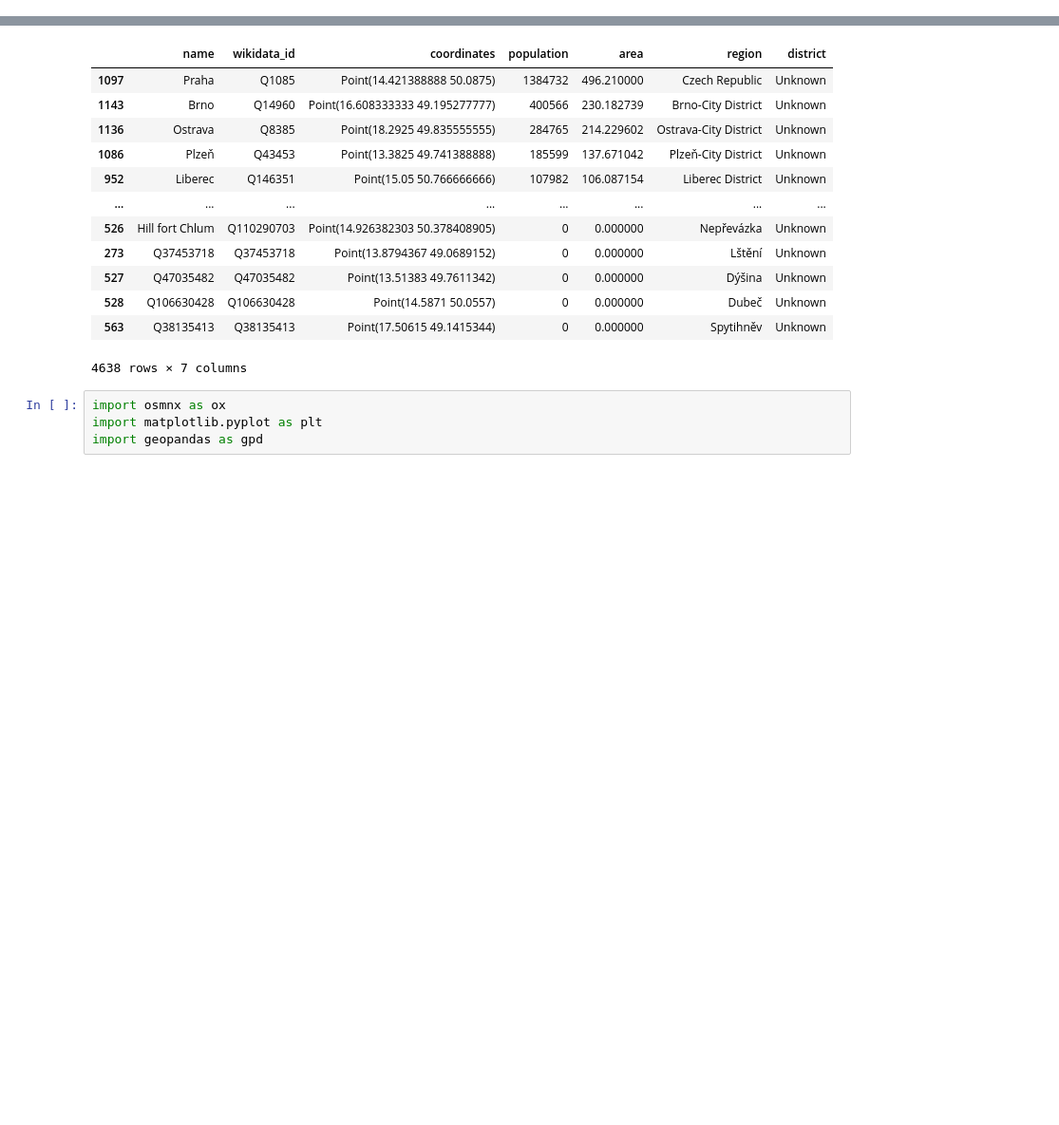
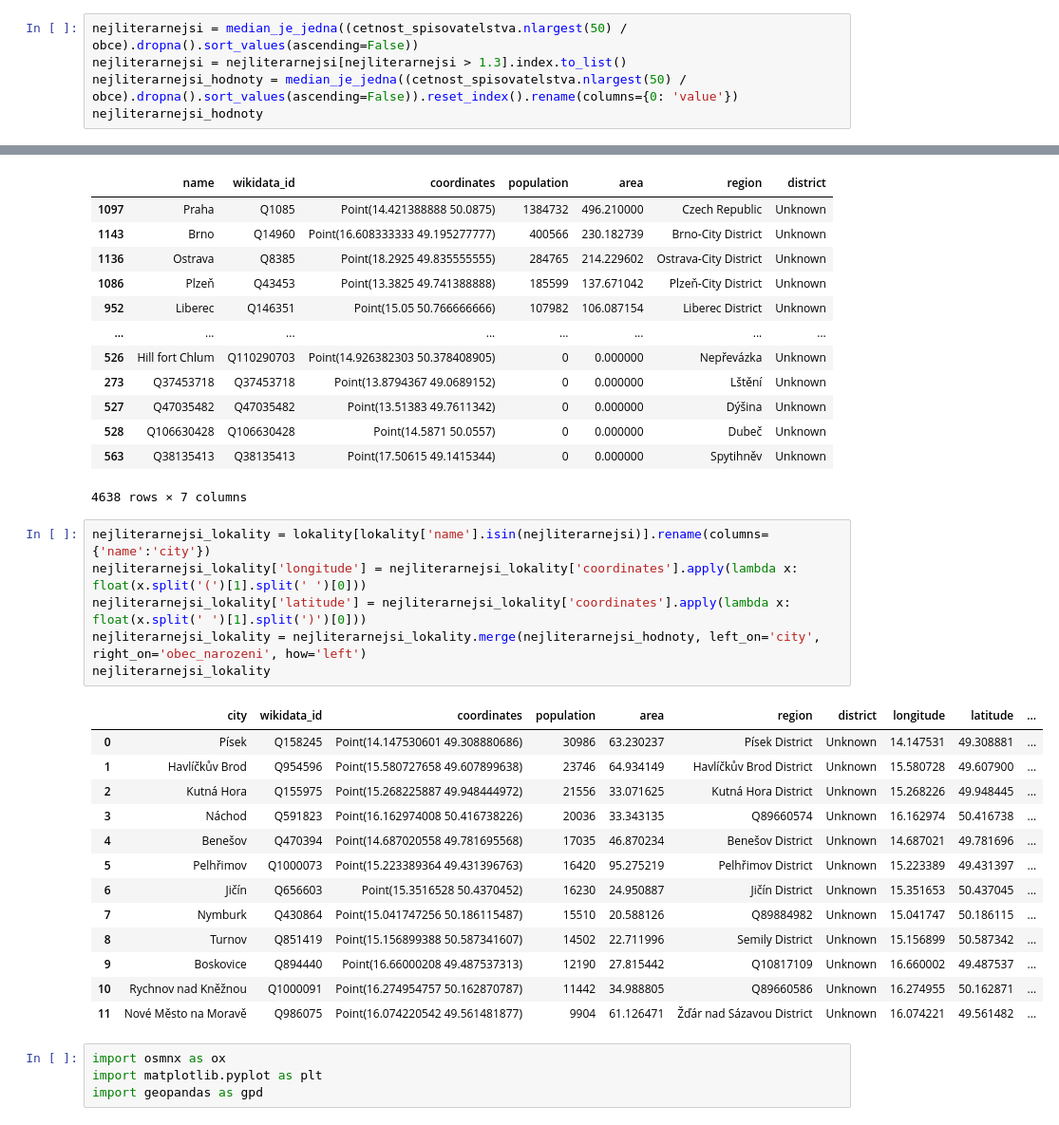
Before and after one commit to DataRozhlas/knizni-peoplemetr, a Jupyter notebook: 162_literarni_mesta.ipynb, the cells around one changed output, grey strips where cells are left out. Shown at 95% size. Cells and saved outputs as stored; diff of their text form; blank space fills up the shorter version.

```diff
--- a/162_literarni_mesta.ipynb
+++ b/162_literarni_mesta.ipynb
@@ -552,3 +365,8 @@ Benešov                 1.328411
 Jablonec nad Nisou      0.435147
 Liberec                 0.426896
 dtype: float64
+# %%
+nejliterarnejsi = median_je_jedna((cetnost_spisovatelstva.nlargest(50) / obce).dropna().sort_values(ascending=False))
+nejliterarnejsi = nejliterarnejsi[nejliterarnejsi > 1.3].index.to_list()
+nejliterarnejsi_hodnoty = median_je_jedna((cetnost_spisovatelstva.nlargest(50) / obce).dropna().sort_values(ascending=False)).reset_index().rename(columns={0: 'value'})
+nejliterarnejsi_hodnoty
@@ -570,6 +406,26 @@ lokality
 | 528 | Q106630428 | Q106630428 | Point(14.5871 50.0557) | 0 | 0.000000 | Dubeč | Unknown |
 | 563 | Q38135413 | Q38135413 | Point(17.50615 49.1415344) | 0 | 0.000000 | Spytihněv | Unknown |
 4638 rows × 7 columns
+# %%
+nejliterarnejsi_lokality = lokality[lokality['name'].isin(nejliterarnejsi)].rename(columns={'name':'city'})
+nejliterarnejsi_lokality['longitude'] = nejliterarnejsi_lokality['coordinates'].apply(lambda x: float(x.split('(')[1].split(' ')[0]))
+nejliterarnejsi_lokality['latitude'] = nejliterarnejsi_lokality['coordinates'].apply(lambda x: float(x.split(' ')[1].split(')')[0]))
+nejliterarnejsi_lokality = nejliterarnejsi_lokality.merge(nejliterarnejsi_hodnoty, left_on='city', right_on='obec_narozeni', how='left')
+nejliterarnejsi_lokality
+# %% [output]
+|  | city | wikidata_id | coordinates | population | area | region | district | longitude | latitude | ... |
+| 0 | Písek | Q158245 | Point(14.147530601 49.308880686) | 30986 | 63.230237 | Písek District | Unknown | 14.147531 | 49.308881 | ... |
+| 1 | Havlíčkův Brod | Q954596 | Point(15.580727658 49.607899638) | 23746 | 64.934149 | Havlíčkův Brod District | Unknown | 15.580728 | 49.607900 | ... |
+| 2 | Kutná Hora | Q155975 | Point(15.268225887 49.948444972) | 21556 | 33.071625 | Kutná Hora District | Unknown | 15.268226 | 49.948445 | ... |
+| 3 | Náchod | Q591823 | Point(16.162974008 50.416738226) | 20036 | 33.343135 | Q89660574 | Unknown | 16.162974 | 50.416738 | ... |
+| 4 | Benešov | Q470394 | Point(14.687020558 49.781695568) | 17035 | 46.870234 | Benešov District | Unknown | 14.687021 | 49.781696 | ... |
+| 5 | Pelhřimov | Q1000073 | Point(15.223389364 49.431396763) | 16420 | 95.275219 | Pelhřimov District | Unknown | 15.223389 | 49.431397 | ... |
+| 6 | Jičín | Q656603 | Point(15.3516528 50.4370452) | 16230 | 24.950887 | Jičín District | Unknown | 15.351653 | 50.437045 | ... |
+| 7 | Nymburk | Q430864 | Point(15.041747256 50.186115487) | 15510 | 20.588126 | Q89884982 | Unknown | 15.041747 | 50.186115 | ... |
+| 8 | Turnov | Q851419 | Point(15.156899388 50.587341607) | 14502 | 22.711996 | Semily District | Unknown | 15.156899 | 50.587342 | ... |
+| 9 | Boskovice | Q894440 | Point(16.66000208 49.487537313) | 12190 | 27.815442 | Q10817109 | Unknown | 16.660002 | 49.487537 | ... |
+| 10 | Rychnov nad Kněžnou | Q1000091 | Point(16.274954757 50.162870787) | 11442 | 34.988805 | Q89660586 | Unknown | 16.274955 | 50.162871 | ... |
+| 11 | Nové Město na Moravě | Q986075 | Point(16.074220542 49.561481877) | 9904 | 61.126471 | Žďár nad Sázavou District | Unknown | 16.074221 | 49.561482 | ... |
 # %%
 import osmnx as ox
 import matplotlib.pyplot as plt
```
Also changed, not shown: parts of 26 cells of this notebook, 10 other files.
